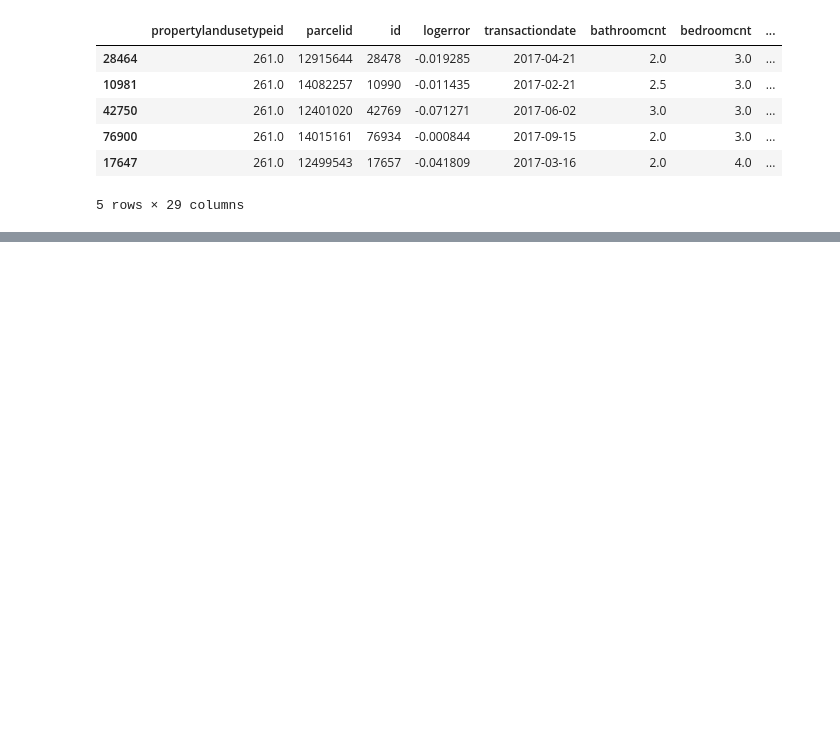
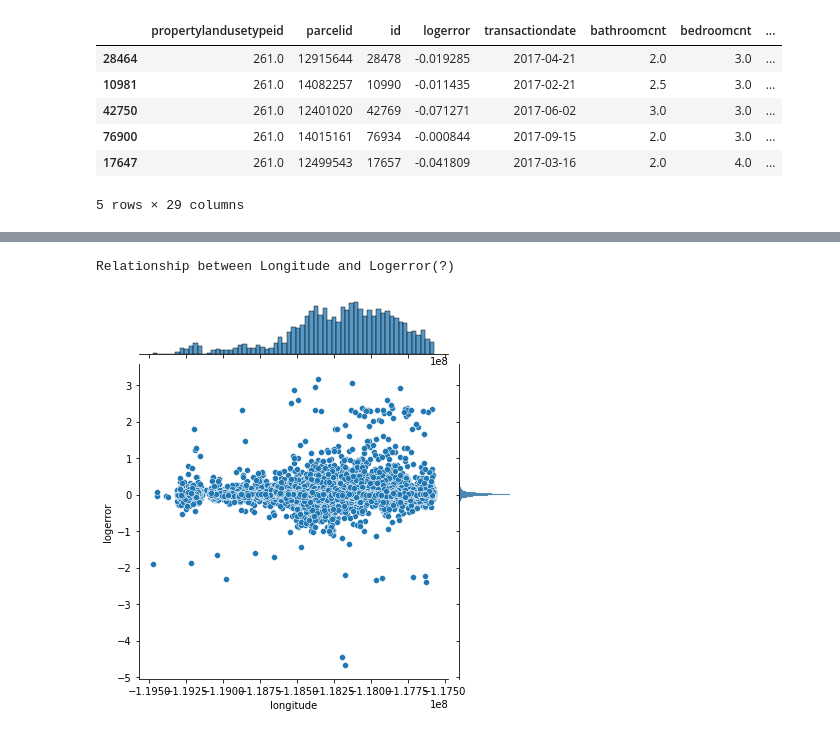
Before and after one commit to ForrestMccrosky/Zillow_Clustering_Project, a Jupyter notebook: Rough_Draft_Notebook.ipynb, the cells around one changed output, grey strips where cells are left out. Drawn from its saved outputs; the diff is of its cells as text; code cells hidden in the pictures; blank space fills up the shorter version.

```diff
--- a/Rough_Draft_Notebook.ipynb
+++ b/Rough_Draft_Notebook.ipynb
@@ -283,0 +332,9 @@ test.head()
+# %%
+print('Relationship between Longitude and Logerror(?)')
+sns.jointplot(x='longitude', y='logerror', data=train)
+plt.xlabel('Longitude')
+plt.ylabel('Log Error')
+plt.show()
+# %% [output]
+Relationship between Longitude and Logerror(?)
+[figure, added]
```
Also changed, not shown: parts of 14 cells of this notebook.
